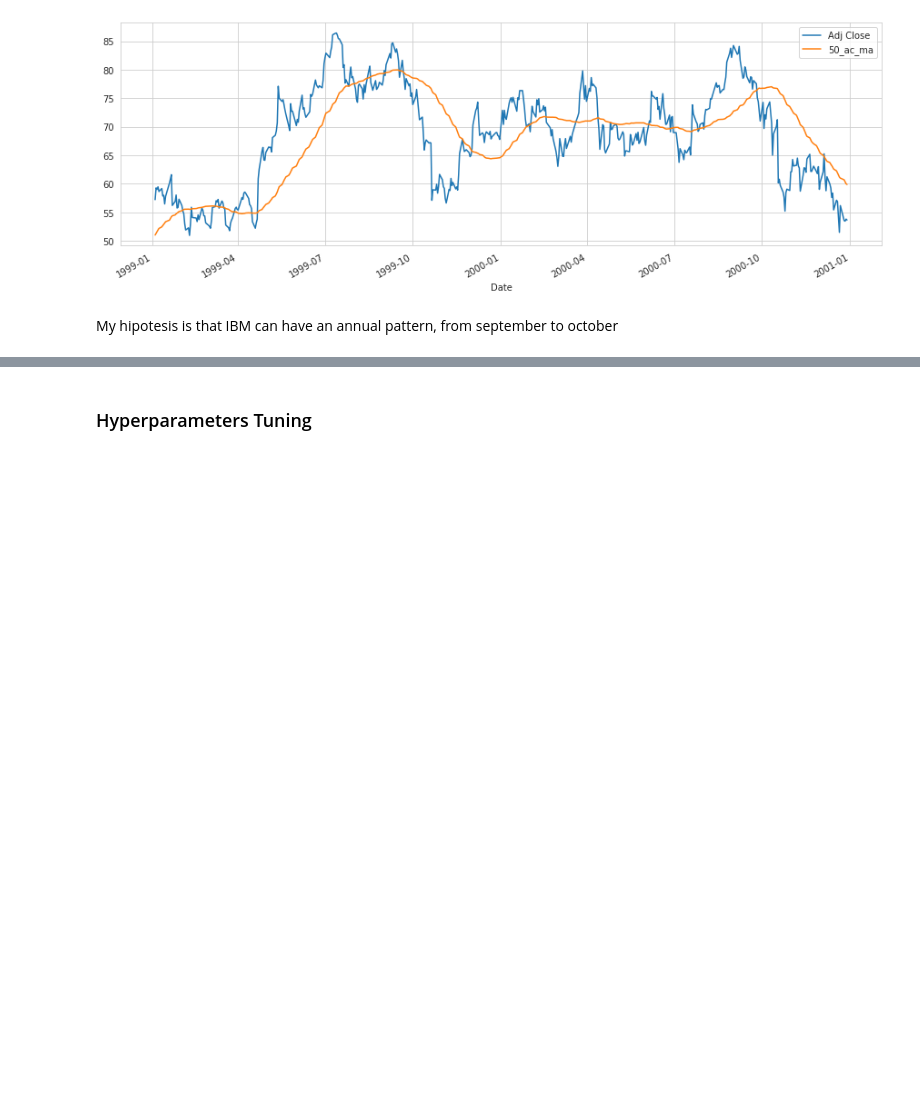
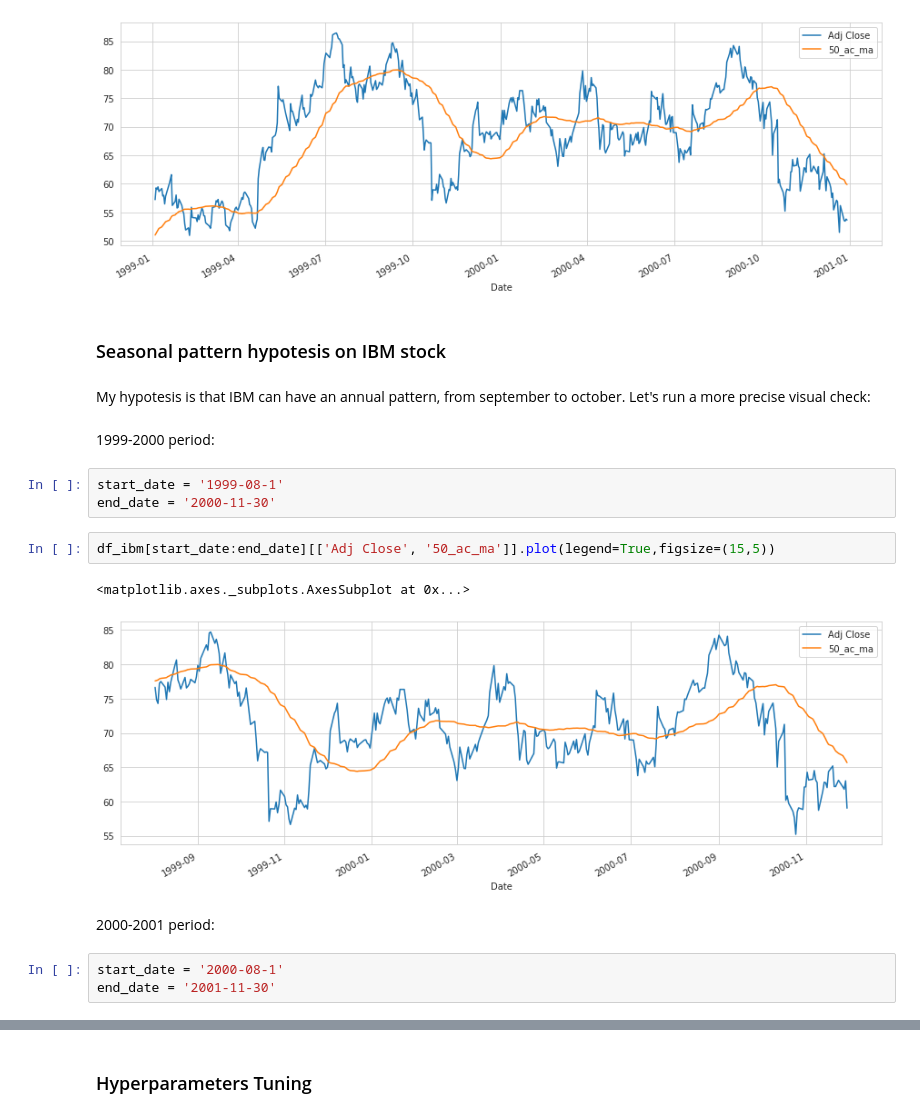
Before and after one commit to alfreedolf/ml-spp, a Jupyter notebook: DeepAR-StockPricesPredictions.ipynb, the cells around one changed output, grey strips where cells are left out. Cells and saved outputs as stored; diff of their text form; blank space fills up the shorter version.

```diff
--- a/DeepAR-StockPricesPredictions.ipynb
+++ b/DeepAR-StockPricesPredictions.ipynb
@@ -488,5 +507,23 @@ df_ibm[start_date:end_date][['Adj Close', '50_ac_ma']].plot(legend=True,figsize=
 # %% [output]
 <matplotlib.axes._subplots.AxesSubplot at 0x...>
 [figure]
+# %% [markdown]
+### Seasonal pattern hypotesis on IBM stock
 # %% [markdown]
-My hipotesis is that IBM can have an annual pattern, from september to october
+My hypotesis is that IBM can have an annual pattern, from september to october.
+Let's run a more precise visual check:
+# %% [markdown]
+1999-2000 period:
+# %%
+start_date = '1999-08-1'
+end_date = '2000-11-30'
+# %%
+df_ibm[start_date:end_date][['Adj Close', '50_ac_ma']].plot(legend=True,figsize=(15,5))
+# %% [output]
+<matplotlib.axes._subplots.AxesSubplot at 0x...>
+[figure, added]
+# %% [markdown]
+2000-2001 period:
+# %%
+start_date = '2000-08-1'
+end_date = '2001-11-30'
```
Also changed, not shown: parts of 126 cells of this notebook, 3 other files.
